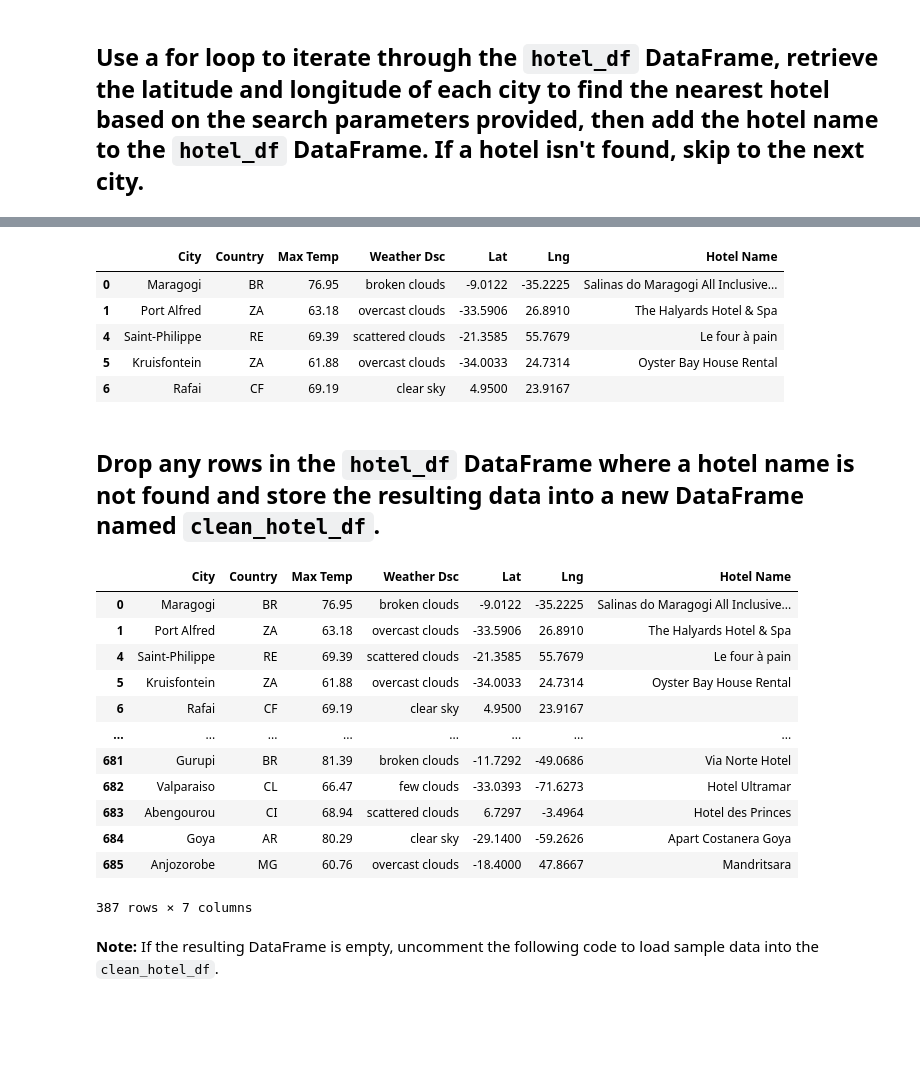
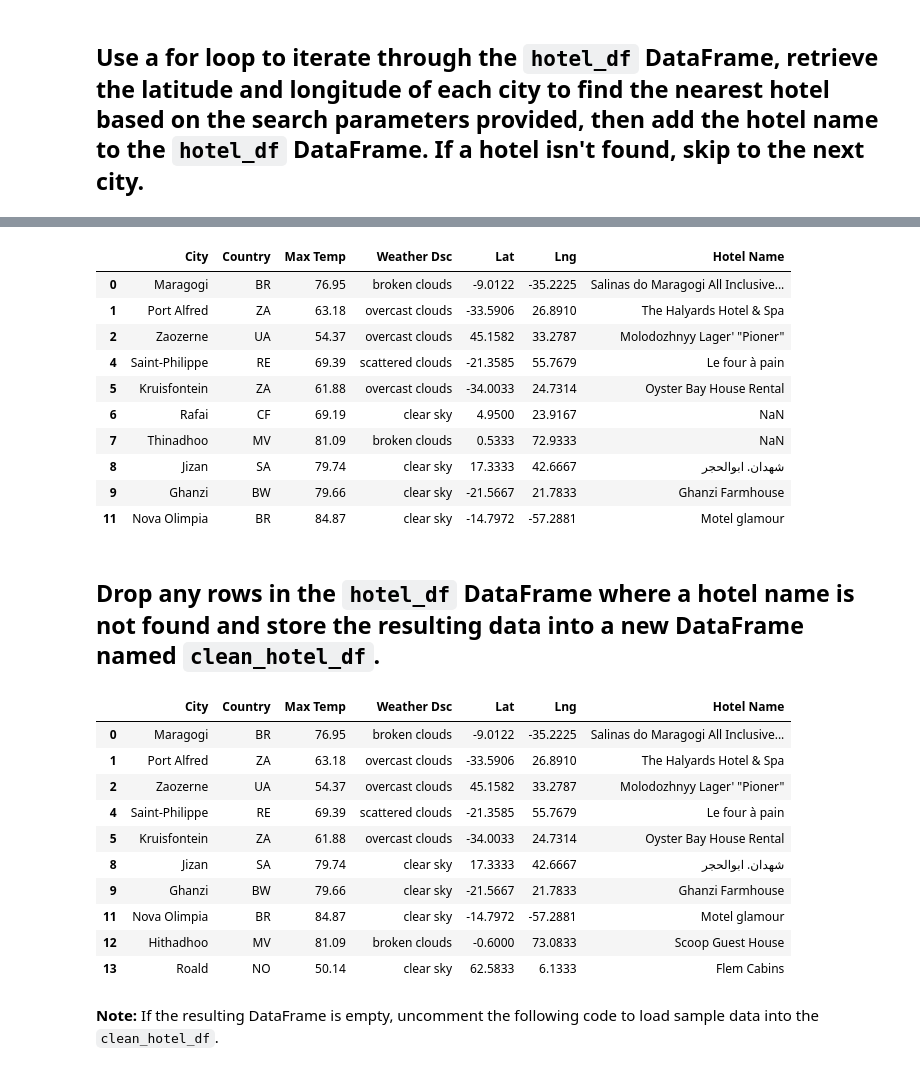
Before and after one commit to priyan2115/World_Weather_Analysis, a Jupyter notebook: Vacation_Search/Vacation_Search.ipynb, the cells around one changed output, grey strips where cells are left out. Cells and saved outputs as stored; diff of their text form; code cells hidden in the pictures; blank space fills up the shorter version.

```diff
--- a/Vacation_Search/Vacation_Search.ipynb
+++ b/Vacation_Search/Vacation_Search.ipynb
@@ -198,36 +198,46 @@ Hotel not found... skipping.
 Hotel not found... skipping.
 # %%
 # Display sample data
-hotel_df.head()
+hotel_df.head(10)
 # %% [output]
 |  | City | Country | Max Temp | Weather Dsc | Lat | Lng | Hotel Name |
 | 0 | Maragogi | BR | 76.95 | broken clouds | -9.0122 | -35.2225 | Salinas do Maragogi All Inclusive... |
 | 1 | Port Alfred | ZA | 63.18 | overcast clouds | -33.5906 | 26.8910 | The Halyards Hotel & Spa |
+| 2 | Zaozerne | UA | 54.37 | overcast clouds | 45.1582 | 33.2787 | Molodozhnyy Lager' "Pioner" |
 | 4 | Saint-Philippe | RE | 69.39 | scattered clouds | -21.3585 | 55.7679 | Le four à pain |
 | 5 | Kruisfontein | ZA | 61.88 | overcast clouds | -34.0033 | 24.7314 | Oyster Bay House Rental |
-| 6 | Rafai | CF | 69.19 | clear sky | 4.9500 | 23.9167 |  |
+| 6 | Rafai | CF | 69.19 | clear sky | 4.9500 | 23.9167 | NaN |
+| 7 | Thinadhoo | MV | 81.09 | broken clouds | 0.5333 | 72.9333 | NaN |
+| 8 | Jizan | SA | 79.74 | clear sky | 17.3333 | 42.6667 | شهدان. ابوالحجر |
+| 9 | Ghanzi | BW | 79.66 | clear sky | -21.5667 | 21.7833 | Ghanzi Farmhouse |
+| 11 | Nova Olimpia | BR | 84.87 | clear sky | -14.7972 | -57.2881 | Motel glamour |
 # %% [markdown]
 ## Drop any rows in the `hotel_df` DataFrame where a hotel name is not found and store the resulting data into a new DataFrame named `clean_hotel_df`.
 # %%
 # Drop the rows where there is no Hotel Name.
-clean_hotel_df = hotel_df.dropna(subset=["Hotel Name"])
+clean_hotel_df1 = hotel_df.replace(r'^\s*$',np.NaN,regex=True)
+clean_hotel_df=clean_hotel_df1.dropna()
+#clean_hotel_df=hotel_df[hotel_df["Hotel Name"].str.strip().astype(bool)]
+#clean_hotel_df
+#clean_hotel_df=hotel_df["Hotel Name"].replace("",np.nan,inplace=True)
+
 
 # Display sample data
-clean_hotel_df
+
+
+clean_hotel_df.head(10)
 # %% [output]
 |  | City | Country | Max Temp | Weather Dsc | Lat | Lng | Hotel Name |
 | 0 | Maragogi | BR | 76.95 | broken clouds | -9.0122 | -35.2225 | Salinas do Maragogi All Inclusive... |
 | 1 | Port Alfred | ZA | 63.18 | overcast clouds | -33.5906 | 26.8910 | The Halyards Hotel & Spa |
+| 2 | Zaozerne | UA | 54.37 | overcast clouds | 45.1582 | 33.2787 | Molodozhnyy Lager' "Pioner" |
 | 4 | Saint-Philippe | RE | 69.39 | scattered clouds | -21.3585 | 55.7679 | Le four à pain |
 | 5 | Kruisfontein | ZA | 61.88 | overcast clouds | -34.0033 | 24.7314 | Oyster Bay House Rental |
-| 6 | Rafai | CF | 69.19 | clear sky | 4.9500 | 23.9167 |  |
-| ... | ... | ... | ... | ... | ... | ... | ... |
-| 681 | Gurupi | BR | 81.39 | broken clouds | -11.7292 | -49.0686 | Via Norte Hotel |
-| 682 | Valparaiso | CL | 66.47 | few clouds | -33.0393 | -71.6273 | Hotel Ultramar |
-| 683 | Abengourou | CI | 68.94 | scattered clouds | 6.7297 | -3.4964 | Hotel des Princes |
-| 684 | Goya | AR | 80.29 | clear sky | -29.1400 | -59.2626 | Apart Costanera Goya |
-| 685 | Anjozorobe | MG | 60.76 | overcast clouds | -18.4000 | 47.8667 | Mandritsara |
+| 8 | Jizan | SA | 79.74 | clear sky | 17.3333 | 42.6667 | شهدان. ابوالحجر |
+| 9 | Ghanzi | BW | 79.66 | clear sky | -21.5667 | 21.7833 | Ghanzi Farmhouse |
+| 11 | Nova Olimpia | BR | 84.87 | clear sky | -14.7972 | -57.2881 | Motel glamour |
+| 12 | Hithadhoo | MV | 81.09 | broken clouds | -0.6000 | 73.0833 | Scoop Guest House |
+| 13 | Roald | NO | 50.14 | clear sky | 62.5833 | 6.1333 | Flem Cabins |
-387 rows × 7 columns
 # %% [markdown]
 **Note:** If the resulting DataFrame is empty, uncomment the following code to load sample data into the `clean_hotel_df`.
 # %%
```
Also changed, not shown: parts of 9 cells of this notebook.
